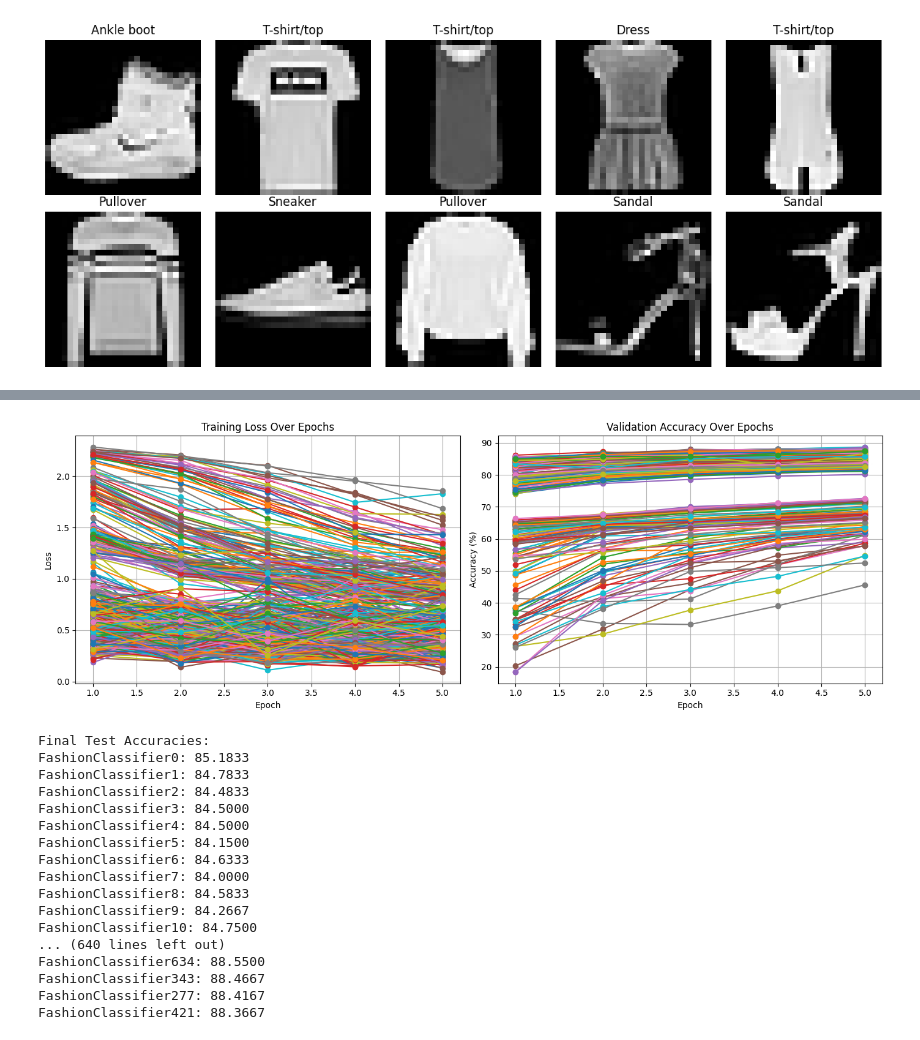
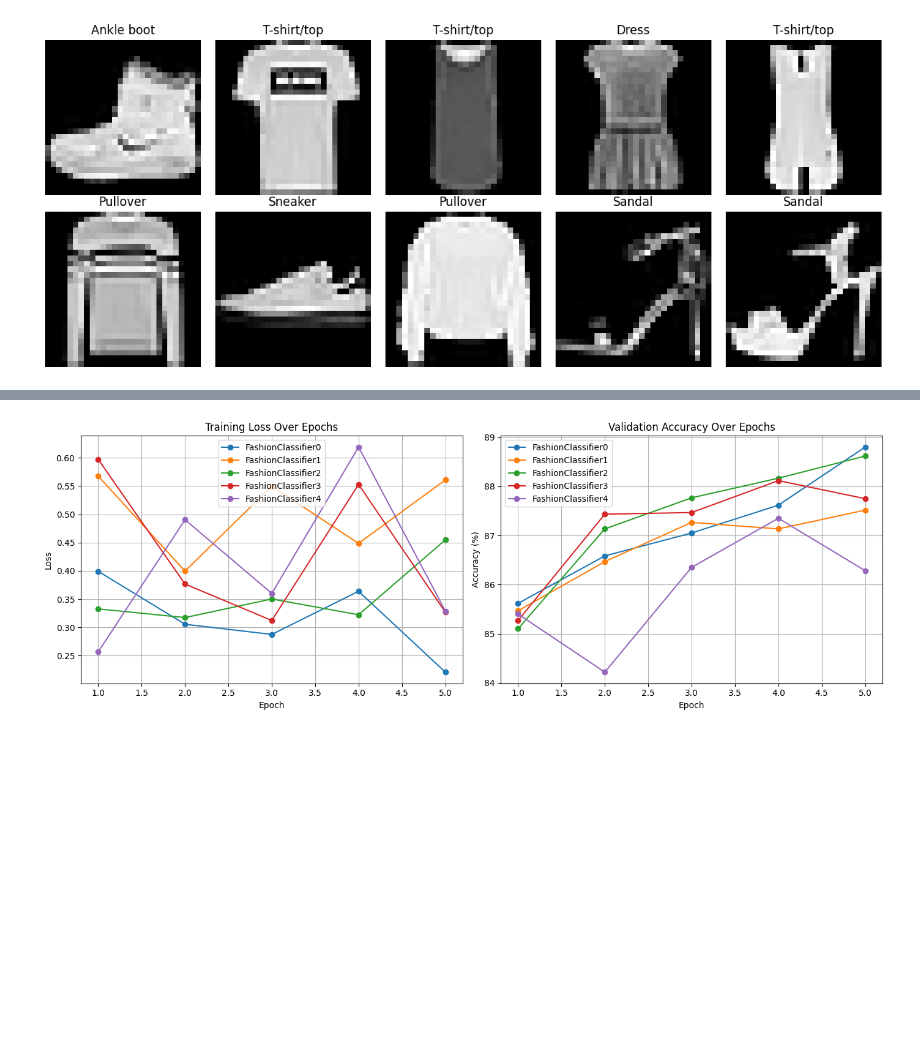
Before and after one commit to mwpersson/mini-project-4, a Jupyter notebook: notebooks/fashion_classifier.ipynb, the cells around one changed output, grey strips where cells are left out. Cells and saved outputs as stored; diff of their text form; code cells hidden in the pictures; blank space fills up the shorter version.

Commit message:
plot training loss, validation accuracy, confusion matrix for top 5 models

```diff
--- a/notebooks/fashion_classifier.ipynb
+++ b/notebooks/fashion_classifier.ipynb
@@ -89,21 +89,6 @@ train_size = len(train_data_flattened) - val_size
 train_data_split, val_data = torch.utils.data.random_split(train_data_flattened, [train_size, val_size])
 train_loader = DataLoader(train_data_split, batch_size=64, shuffle=True)
 val_loader = DataLoader(val_data, batch_size=64, shuffle=False)
-
-classifier = model.FashionClassifier(hidden_layers=1, activation_fn=nn.ReLU(), hidden_size=512) # change the model here to test other classifiers
-criterion = nn.CrossEntropyLoss()
-optimizer = torch.optim.AdamW(classifier.parameters(), lr=0.001)
-
-
-print(f"Using device: {device}")
-
-classifier = classifier.to(device)
-
-FashionClassifier0_loss_history, FashionClassifier0_accuracy_history = train.train_model(classifier, train_loader, val_loader, criterion, optimizer, epochs=5, device=device)
-FashionClassifier0_accuracy = train.evaluate_model(classifier, test_loader, device=device)
-
-loss_histories.append(FashionClassifier0_loss_history)
-accuracy_histories.append(FashionClassifier0_accuracy_history)
 # %% [output]
 Flattened training data shape: torch.Size([60000, 784])
 Flattened test data shape: torch.Size([10000, 784])
@@ -164,56 +260,30 @@ Test Accuracy: 82.3500
 # %%
 # Plot loss histories
 plt.figure(figsize=(14, 5))
 
 plt.subplot(1, 2, 1)
 for i, loss_history in enumerate(loss_histories):
     plt.plot(range(1, len(loss_history) + 1), loss_history, marker='o', label=f'FashionClassifier{i}')
 plt.xlabel('Epoch')
 plt.ylabel('Loss')
 plt.title('Training Loss Over Epochs')
+plt.legend()
 plt.grid(True)
 
 # Plot accuracy histories
 plt.subplot(1, 2, 2)
 for i, accuracy_history in enumerate(accuracy_histories):
     plt.plot(range(1, len(accuracy_history) + 1), accuracy_history, marker='o', label=f'FashionClassifier{i}')
 plt.xlabel('Epoch')
 plt.ylabel('Accuracy (%)')
 plt.title('Validation Accuracy Over Epochs')
+plt.legend()
 plt.grid(True)
 
 plt.tight_layout()
 plt.show()
-
-# Print final test accuracies
-print("\nFinal Test Accuracies:")
-for i, accuracy_history in enumerate(accuracy_histories):
-    print(f"FashionClassifier{i}: {accuracy_history[-1]:.4f}")
-
-top_accuracies = sorted([(i, acc[-1]) for i, acc in enumerate(accuracy_histories)], key=lambda x: x[1], reverse=True)[:5]
-
-print("Top 5 Configurations: ")
-for i, (idx, acc) in enumerate(top_accuracies):
-    print(f"FashionClassifier{idx}: {acc:.4f}")
 # %% [output]
-[figure, old version]
+[figure, new version]
-Final Test Accuracies:
-FashionClassifier0: 85.1833
-FashionClassifier1: 84.7833
-FashionClassifier2: 84.4833
-FashionClassifier3: 84.5000
-FashionClassifier4: 84.5000
-FashionClassifier5: 84.1500
-FashionClassifier6: 84.6333
-FashionClassifier7: 84.0000
-FashionClassifier8: 84.5833
-FashionClassifier9: 84.2667
-FashionClassifier10: 84.7500
-... (640 lines left out)
-FashionClassifier634: 88.5500
-FashionClassifier343: 88.4667
-FashionClassifier277: 88.4167
-FashionClassifier421: 88.3667
 # %%
 from sklearn.metrics import confusion_matrix
 import seaborn as sns
```
Also changed, not shown: parts of 5 cells of this notebook, 2 other files.
